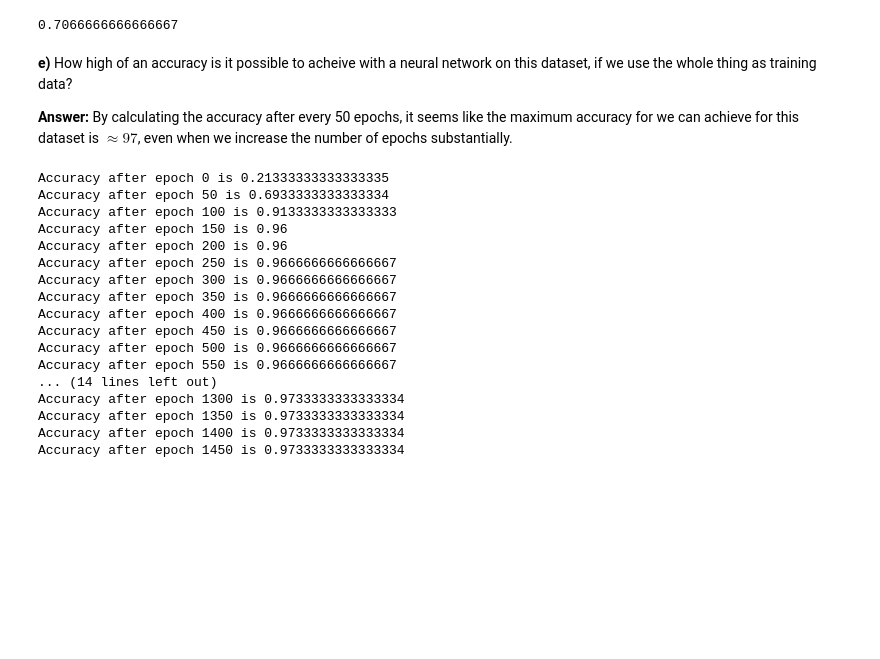
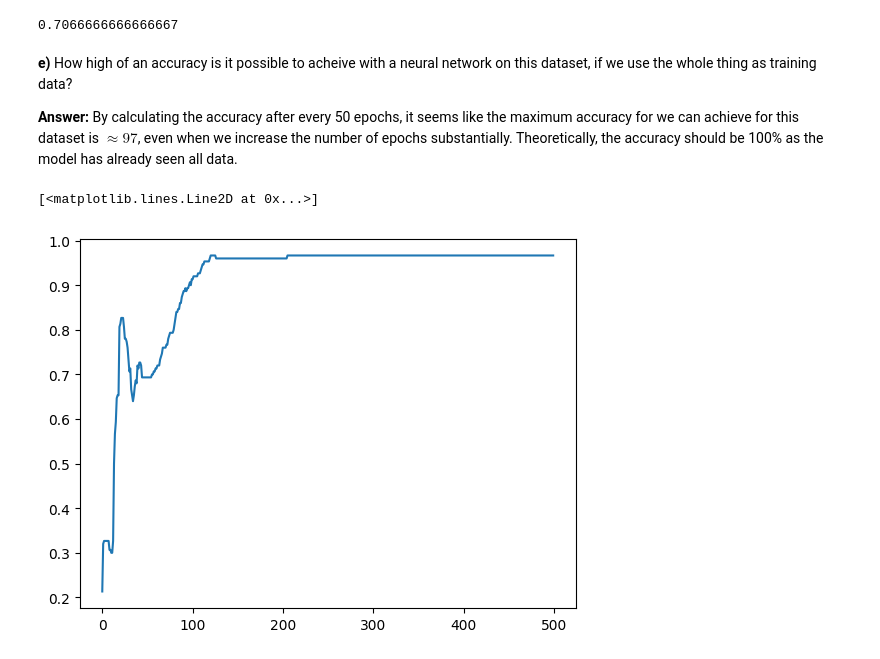
Before and after one commit to EiHol/FYSSTK3155, a Jupyter notebook: Week41/Notebook_W41.ipynb, the cells around one changed output. Drawn from its saved outputs; the diff is of its cells as text; code cells hidden in the pictures; blank space fills up the shorter version.

Commit message:
Implemented GDM for simple network training

```diff
--- a/Week41/Notebook_W41.ipynb
+++ b/Week41/Notebook_W41.ipynb
@@ -480,7 +480,7 @@ print(accuracy(predictions, targets))
 # %% [markdown]
 **e)** How high of an accuracy is it possible to acheive with a neural network on this dataset, if we use the whole thing as training data?
 
-**Answer:** By calculating the accuracy after every 50 epochs, it seems like the maximum accuracy for we can achieve for this dataset is $\approx 97%$, even when we increase the number of epochs substantially.
+**Answer:** By calculating the accuracy after every 50 epochs, it seems like the maximum accuracy for we can achieve for this dataset is $\approx 97%$, even when we increase the number of epochs substantially. Theoretically, the accuracy should be 100% as the model has already seen all data.
 # %%
 iris = datasets.load_iris()
 
@@ -507,32 +507,19 @@ def train_network(inputs, layers, activation_funcs, targets, learning_rate=0.001
             b -= b_g * learning_rate
 
 
-        if i % 50 == 0:
+        if True:
             predictions = feed_forward_batch(inputs, layers, activation_funcs)
             current_acc = accuracy(predictions, targets)
 
-            print(f"Accuracy after epoch {i} is {current_acc}")
+            #print(f"Accuracy after epoch {i} is {current_acc}")
 
             acc.append(current_acc)
 
     return layers, acc
 # %%
-layers, acc = train_network(inputs, layers, activation_funcs, targets, epochs=1500)
+layers, acc = train_network(inputs, layers, activation_funcs, targets, epochs=500)
-# %% [output]
-Accuracy after epoch 0 is 0.21333333333333335
-Accuracy after epoch 50 is 0.6933333333333334
-Accuracy after epoch 100 is 0.9133333333333333
-Accuracy after epoch 150 is 0.96
-Accuracy after epoch 200 is 0.96
-Accuracy after epoch 250 is 0.9666666666666667
-Accuracy after epoch 300 is 0.9666666666666667
-Accuracy after epoch 350 is 0.9666666666666667
-Accuracy after epoch 400 is 0.9666666666666667
-Accuracy after epoch 450 is 0.9666666666666667
-Accuracy after epoch 500 is 0.9666666666666667
-Accuracy after epoch 550 is 0.9666666666666667
-... (14 lines left out)
-Accuracy after epoch 1300 is 0.9733333333333334
-Accuracy after epoch 1350 is 0.9733333333333334
-Accuracy after epoch 1400 is 0.9733333333333334
-Accuracy after epoch 1450 is 0.9733333333333334
+# %%
+plt.plot(acc)
+# %% [output]
+[<matplotlib.lines.Line2D at 0x...>]
+[figure, added]
```
Also changed, not shown: 1 other file.
